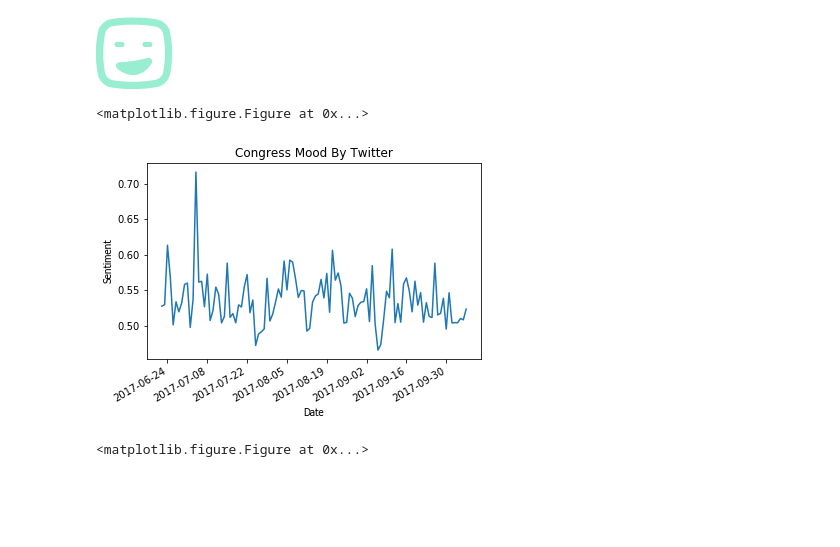
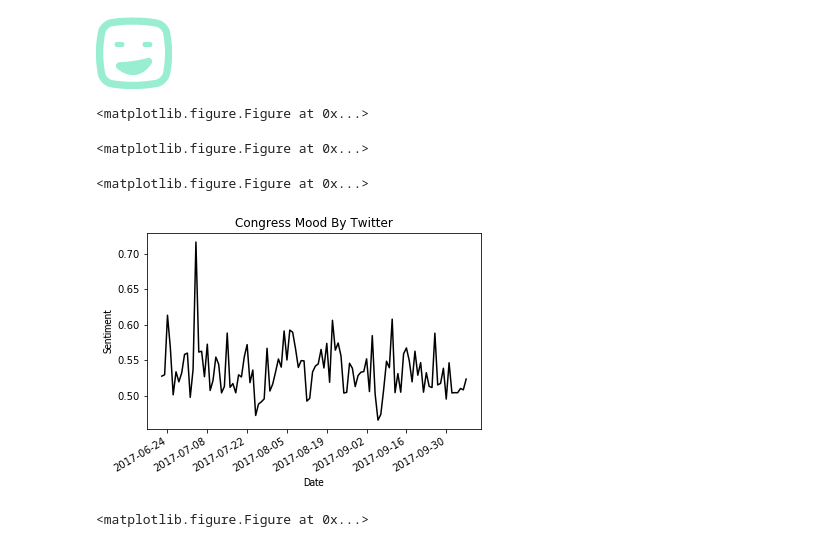
Before and after one commit to whs2k/whs2k.github.io, a Jupyter notebook: congressTweets.ipynb, the cells around one changed output. Drawn from its saved outputs; the diff is of its cells as text; code cells hidden in the pictures; blank space fills up the shorter version.

```diff
--- a/congressTweets.ipynb
+++ b/congressTweets.ipynb
@@ -669,37 +669,38 @@ Congress Mood Today is:
 # %%
 #https://matplotlib.org/users/recipes.html
 
 import matplotlib.pyplot as plt
 import datetime
 import numpy as np
 import matplotlib.pyplot as plt
 import matplotlib.dates as mdates
 import matplotlib.cbook as cbook
 thfont = {'fontname':'Tahoma'}
 
 plt.clf()
 
 
 fig, ax = plt.subplots(1)
-ax.plot(dates, scoresLR )
-#ax.plot(dates, demsScoresLR)
-#ax.plot(dates, gopScoresLR)
+ax.plot(dates, scoresLR, '-k' )
+
 
 # rotate and align the tick labels so they look better
 fig.autofmt_xdate()
 
 import matplotlib.dates as mdates
 ax.fmt_xdata = mdates.DateFormatter('%Y-%m-%d')
 plt.title('Congress Mood By Twitter')
 
 plt.xlabel('Date',**thfont)
 plt.ylabel('Sentiment',**thfont)
 plt.savefig(pwd+'/todaysMood.svg', ppi=1200)
 plt.show()
 plt.close()
 # %% [output]
 <matplotlib.figure.Figure at 0x...>
+<matplotlib.figure.Figure at 0x...>
+<matplotlib.figure.Figure at 0x...>
-[figure, old version]
+[figure, new version]
 # %%
 #https://matplotlib.org/users/recipes.html
 
```
Also changed, not shown: 3 other files.
